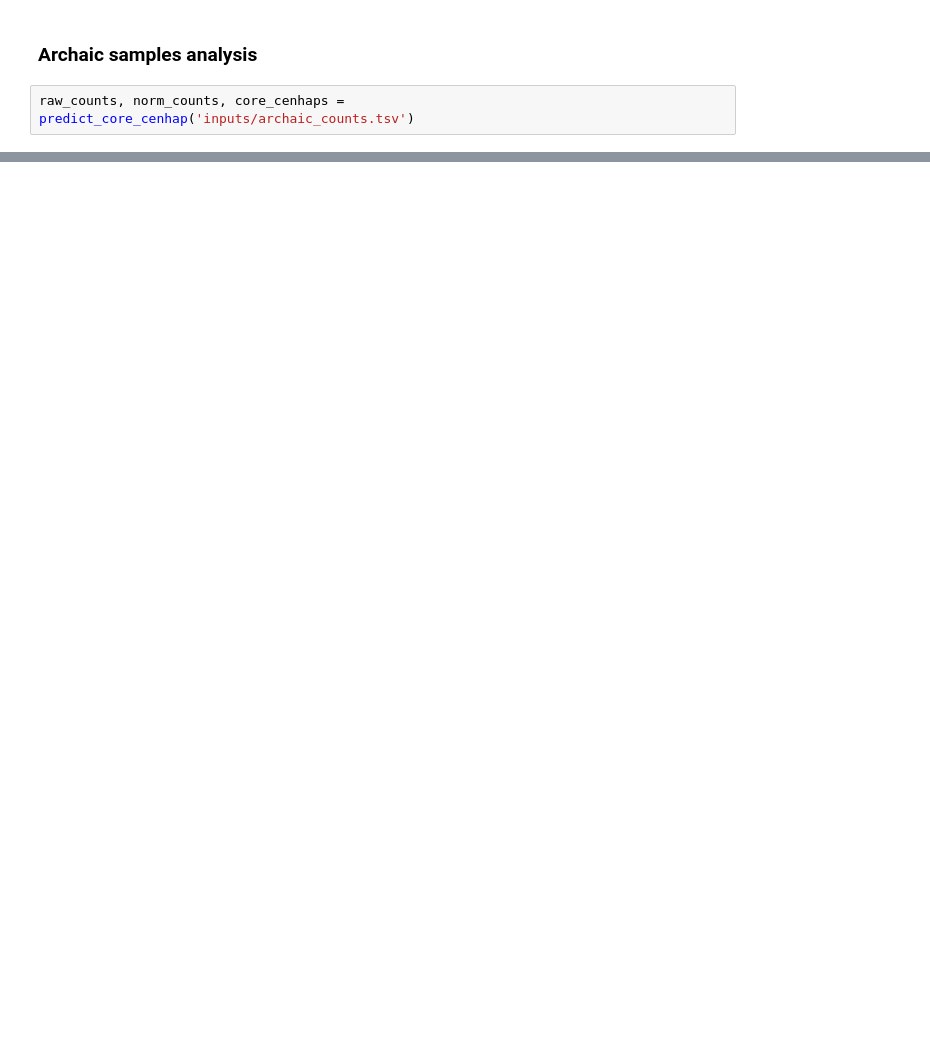
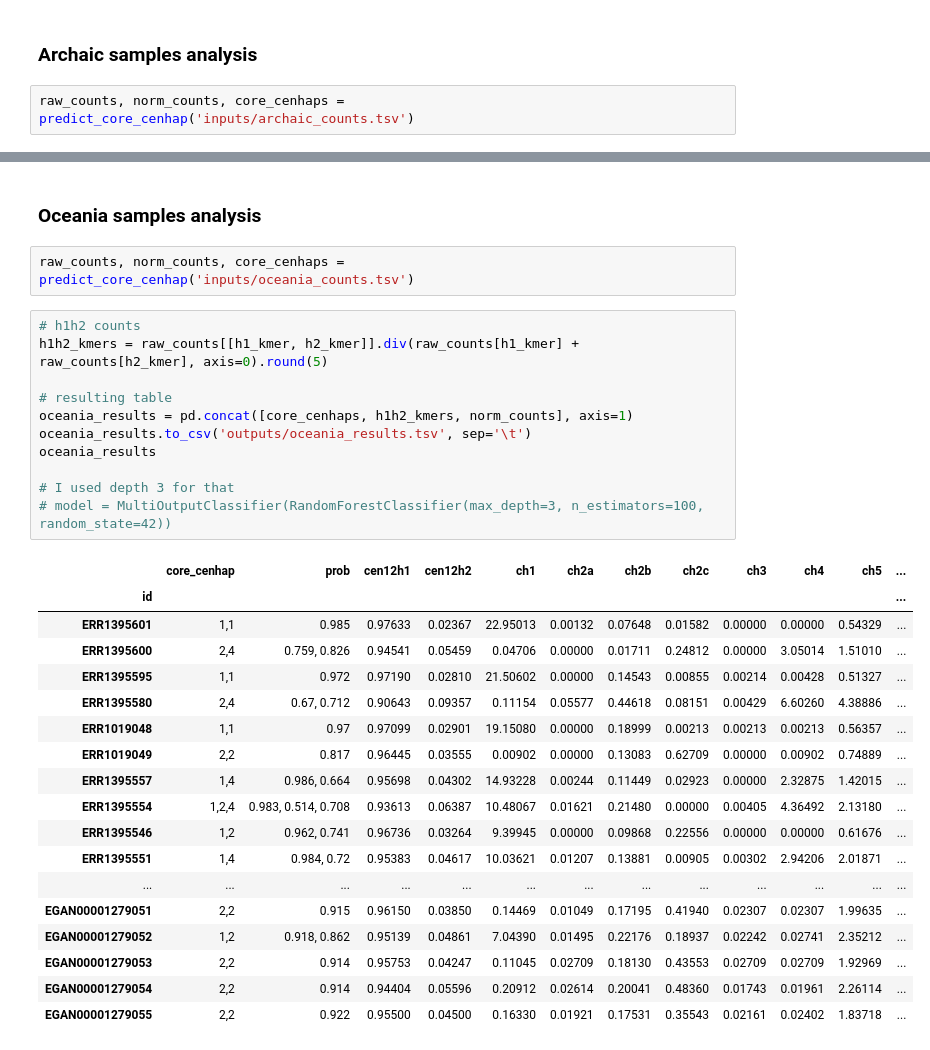
Before and after one commit to fedorrik/asat_for_archaic_2025, a Jupyter notebook: core-cenhaps/cen12/cen12_core-cenhap_prediction.ipynb, the cells around one changed output, grey strips where cells are left out. Cells and saved outputs as stored; diff of their text form; blank space fills up the shorter version.

Commit message:
add cen12 oceania

```diff
--- a/core-cenhaps/cen12/cen12_core-cenhap_prediction.ipynb
+++ b/core-cenhaps/cen12/cen12_core-cenhap_prediction.ipynb
@@ -246,0 +232,34 @@ archaic_results
+# %% [markdown]
+### Oceania samples analysis
+# %%
+raw_counts, norm_counts, core_cenhaps = predict_core_cenhap('inputs/oceania_counts.tsv')
+# %%
+# h1h2 counts
+h1h2_kmers = raw_counts[[h1_kmer, h2_kmer]].div(raw_counts[h1_kmer] + raw_counts[h2_kmer], axis=0).round(5)
+
+# resulting table
+oceania_results = pd.concat([core_cenhaps, h1h2_kmers, norm_counts], axis=1)
+oceania_results.to_csv('outputs/oceania_results.tsv', sep='\t')
+oceania_results
+
+# I used depth 3 for that
+# model = MultiOutputClassifier(RandomForestClassifier(max_depth=3, n_estimators=100, random_state=42))
+# %% [output]
+|  | core_cenhap | prob | cen12h1 | cen12h2 | ch1 | ch2a | ch2b | ch2c | ch3 | ch4 | ch5 | ... |
+| id |  |  |  |  |  |  |  |  |  |  |  | ... |
+| ERR1395601 | 1,1 | 0.985 | 0.97633 | 0.02367 | 22.95013 | 0.00132 | 0.07648 | 0.01582 | 0.00000 | 0.00000 | 0.54329 | ... |
+| ERR1395600 | 2,4 | 0.759, 0.826 | 0.94541 | 0.05459 | 0.04706 | 0.00000 | 0.01711 | 0.24812 | 0.00000 | 3.05014 | 1.51010 | ... |
+| ERR1395595 | 1,1 | 0.972 | 0.97190 | 0.02810 | 21.50602 | 0.00000 | 0.14543 | 0.00855 | 0.00214 | 0.00428 | 0.51327 | ... |
+| ERR1395580 | 2,4 | 0.67, 0.712 | 0.90643 | 0.09357 | 0.11154 | 0.05577 | 0.44618 | 0.08151 | 0.00429 | 6.60260 | 4.38886 | ... |
+| ERR1019048 | 1,1 | 0.97 | 0.97099 | 0.02901 | 19.15080 | 0.00000 | 0.18999 | 0.00213 | 0.00213 | 0.00213 | 0.56357 | ... |
+| ERR1019049 | 2,2 | 0.817 | 0.96445 | 0.03555 | 0.00902 | 0.00000 | 0.13083 | 0.62709 | 0.00000 | 0.00902 | 0.74889 | ... |
+| ERR1395557 | 1,4 | 0.986, 0.664 | 0.95698 | 0.04302 | 14.93228 | 0.00244 | 0.11449 | 0.02923 | 0.00000 | 2.32875 | 1.42015 | ... |
+| ERR1395554 | 1,2,4 | 0.983, 0.514, 0.708 | 0.93613 | 0.06387 | 10.48067 | 0.01621 | 0.21480 | 0.00000 | 0.00405 | 4.36492 | 2.13180 | ... |
+| ERR1395546 | 1,2 | 0.962, 0.741 | 0.96736 | 0.03264 | 9.39945 | 0.00000 | 0.09868 | 0.22556 | 0.00000 | 0.00000 | 0.61676 | ... |
+| ERR1395551 | 1,4 | 0.984, 0.72 | 0.95383 | 0.04617 | 10.03621 | 0.01207 | 0.13881 | 0.00905 | 0.00302 | 2.94206 | 2.01871 | ... |
+| ... | ... | ... | ... | ... | ... | ... | ... | ... | ... | ... | ... | ... |
+| EGAN00001279051 | 2,2 | 0.915 | 0.96150 | 0.03850 | 0.14469 | 0.01049 | 0.17195 | 0.41940 | 0.02307 | 0.02307 | 1.99635 | ... |
+| EGAN00001279052 | 1,2 | 0.918, 0.862 | 0.95139 | 0.04861 | 7.04390 | 0.01495 | 0.22176 | 0.18937 | 0.02242 | 0.02741 | 2.35212 | ... |
+| EGAN00001279053 | 2,2 | 0.914 | 0.95753 | 0.04247 | 0.11045 | 0.02709 | 0.18130 | 0.43553 | 0.02709 | 0.02709 | 1.92969 | ... |
+| EGAN00001279054 | 2,2 | 0.914 | 0.94404 | 0.05596 | 0.20912 | 0.02614 | 0.20041 | 0.48360 | 0.01743 | 0.01961 | 2.26114 | ... |
+| EGAN00001279055 | 2,2 | 0.922 | 0.95500 | 0.04500 | 0.16330 | 0.01921 | 0.17531 | 0.35543 | 0.02161 | 0.02402 | 1.83718 | ... |
```
Also changed, not shown: parts of 6 cells of this notebook, 2 other files.
